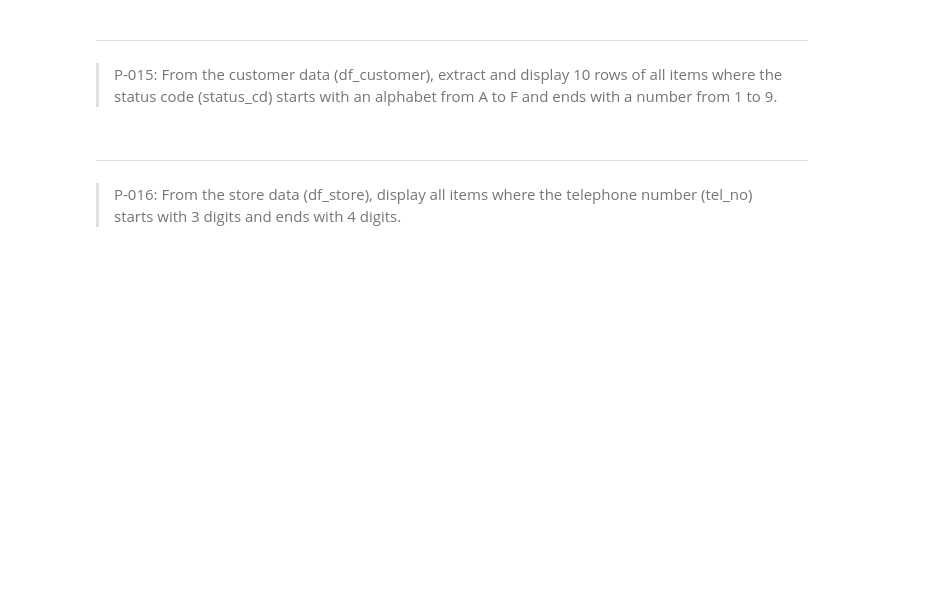
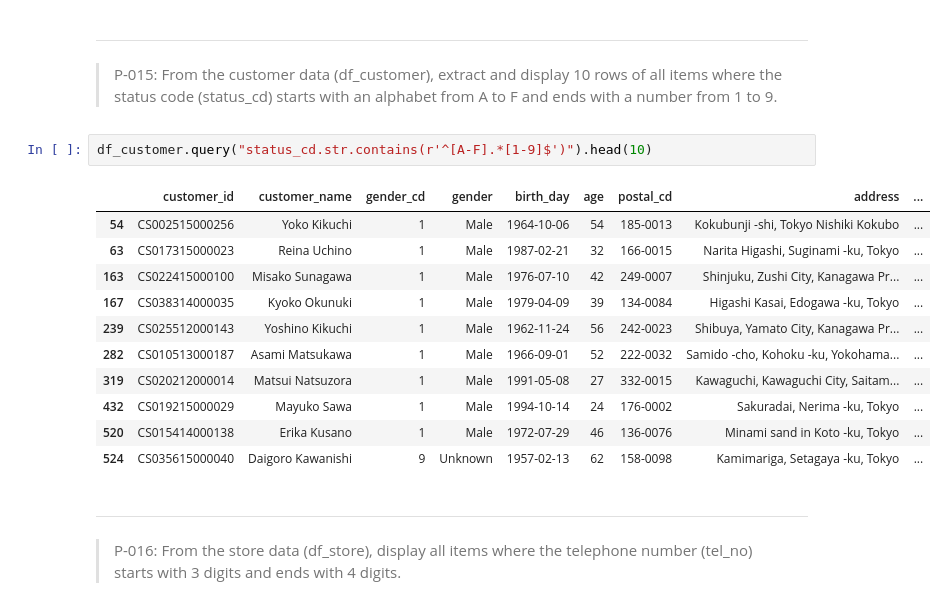
Before and after one commit to minhchau-creator/100_days_practice_pandas, a Jupyter notebook: 100_bai_tap_pandas/notebooks_en/exercises/100_pandas_exercises_en.ipynb, the cells around one changed output. Drawn from its saved outputs; the diff is of its cells as text; blank space fills up the shorter version.

```diff
--- a/100_bai_tap_pandas/notebooks_en/exercises/100_pandas_exercises_en.ipynb
+++ b/100_bai_tap_pandas/notebooks_en/exercises/100_pandas_exercises_en.ipynb
@@ -256,6 +275,20 @@ df_store.query("address.str.contains('横浜市')").head(10)
 # %% [markdown]
 ---
 > P-015: From the customer data (df_customer), extract and display 10 rows of all items where the status code (status_cd) starts with an alphabet from A to F and ends with a number from 1 to 9.
+# %%
+df_customer.query("status_cd.str.contains(r'^[A-F].*[1-9]$')").head(10)
+# %% [output]
+|  | customer_id | customer_name | gender_cd | gender | birth_day | age | postal_cd | address | ... |
+| 54 | CS002515000256 | Yoko Kikuchi | 1 | Male | 1964-10-06 | 54 | 185-0013 | Kokubunji -shi, Tokyo Nishiki Kokubo | ... |
+| 63 | CS017315000023 | Reina Uchino | 1 | Male | 1987-02-21 | 32 | 166-0015 | Narita Higashi, Suginami -ku, Tokyo | ... |
+| 163 | CS022415000100 | Misako Sunagawa | 1 | Male | 1976-07-10 | 42 | 249-0007 | Shinjuku, Zushi City, Kanagawa Pr... | ... |
+| 167 | CS038314000035 | Kyoko Okunuki | 1 | Male | 1979-04-09 | 39 | 134-0084 | Higashi Kasai, Edogawa -ku, Tokyo | ... |
+| 239 | CS025512000143 | Yoshino Kikuchi | 1 | Male | 1962-11-24 | 56 | 242-0023 | Shibuya, Yamato City, Kanagawa Pr... | ... |
+| 282 | CS010513000187 | Asami Matsukawa | 1 | Male | 1966-09-01 | 52 | 222-0032 | Samido -cho, Kohoku -ku, Yokohama... | ... |
+| 319 | CS020212000014 | Matsui Natsuzora | 1 | Male | 1991-05-08 | 27 | 332-0015 | Kawaguchi, Kawaguchi City, Saitam... | ... |
+| 432 | CS019215000029 | Mayuko Sawa | 1 | Male | 1994-10-14 | 24 | 176-0002 | Sakuradai, Nerima -ku, Tokyo | ... |
+| 520 | CS015414000138 | Erika Kusano | 1 | Male | 1972-07-29 | 46 | 136-0076 | Minami sand in Koto -ku, Tokyo | ... |
+| 524 | CS035615000040 | Daigoro Kawanishi | 9 | Unknown | 1957-02-13 | 62 | 158-0098 | Kamimariga, Setagaya -ku, Tokyo | ... |
 # %% [markdown]
 ---
 > P-016: From the store data (df_store), display all items where the telephone number (tel_no) starts with 3 digits and ends with 4 digits.
```
Also changed, not shown: parts of 7 cells of this notebook.
